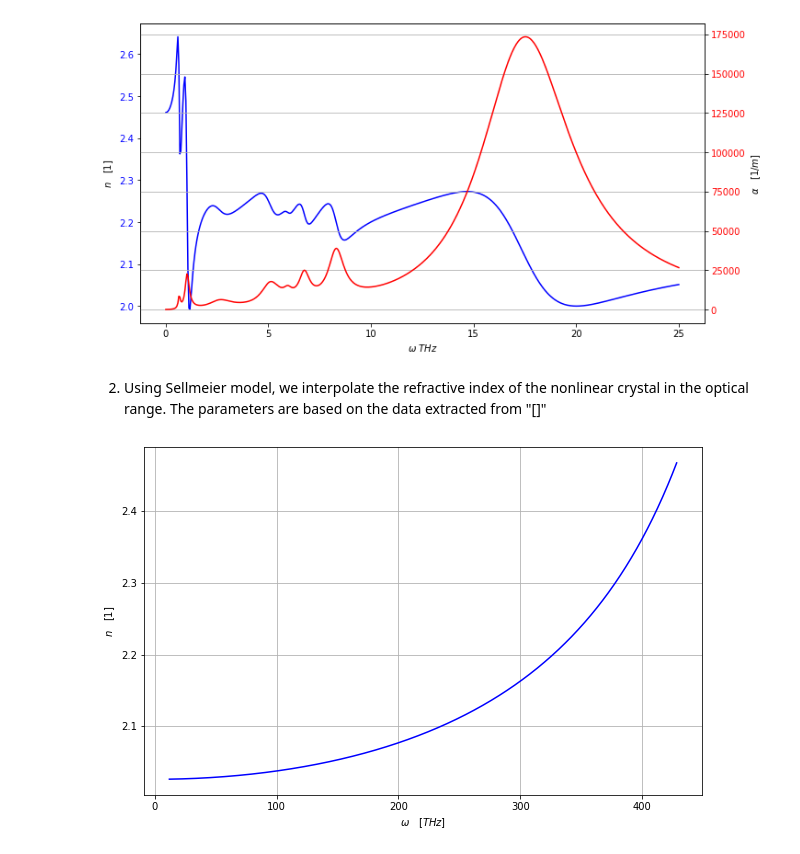
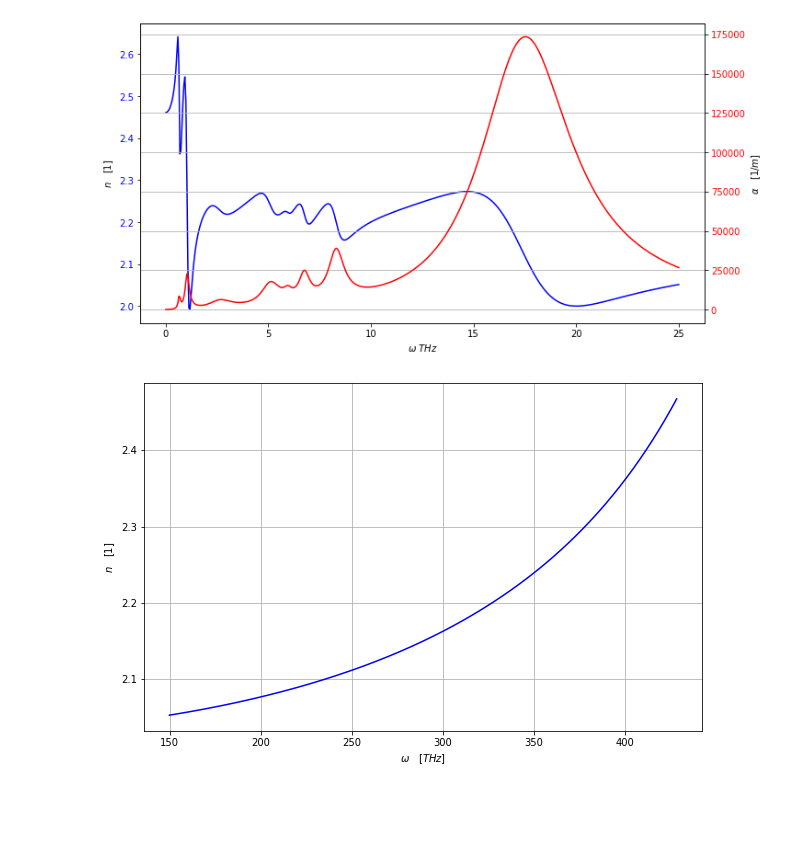
Before and after one commit to p-engel/nonlinear_optics, a Jupyter notebook: optical_rectification/notebook/analysis.ipynb, the cells around one changed output. Drawn from its saved outputs; the diff is of its cells as text; code cells hidden in the pictures; blank space fills up the shorter version.

Commit message:
how to determine dispersion between optical and terahertz region

```diff
--- a/optical_rectification/notebook/analysis.ipynb
+++ b/optical_rectification/notebook/analysis.ipynb
@@ -36,23 +38,21 @@ ax2.tick_params(axis='y',labelcolor='r')
 plt.grid(True)
 # %% [output]
 [figure]
-# %% [markdown]
-2. Using Sellmeier model, we interpolate the refractive index of the nonlinear crystal in the optical range. The parameters are based on the data extracted from "[]"
 # %%
-# Visualize refractive index from Optical to Terahertz region
+# Visualize refractive index in Optical region
 fig, ax1 = plt.subplots(figsize=(10, 6.4))
 
 # paramters in optical region
 q = 1.45; n_inf = 2.026; # [1]
 lam0 = 532; # [nm]
 # graph
-lam = np.linspace(700, 25000, 2**14)
+lam = np.linspace(700, 2000, 2**14)
 index_opt = definitions.Index(lam);
 n_opt = index_opt.sellmeier(n_inf, lam0, q);
 ax1.plot(c/(lam*1e-9)*1e-12, n_opt, 'b')
 ax1.set_xlabel(r'$\omega \quad [THz]$')
 ax1.set_ylabel(r"$n \quad [1]$")
 ax1.tick_params(axis='y',labelcolor='k')
 plt.grid(True)
 # %% [output]
-[figure, old version]
+[figure, new version]
```
Also changed, not shown: parts of 1 cell of this notebook.
